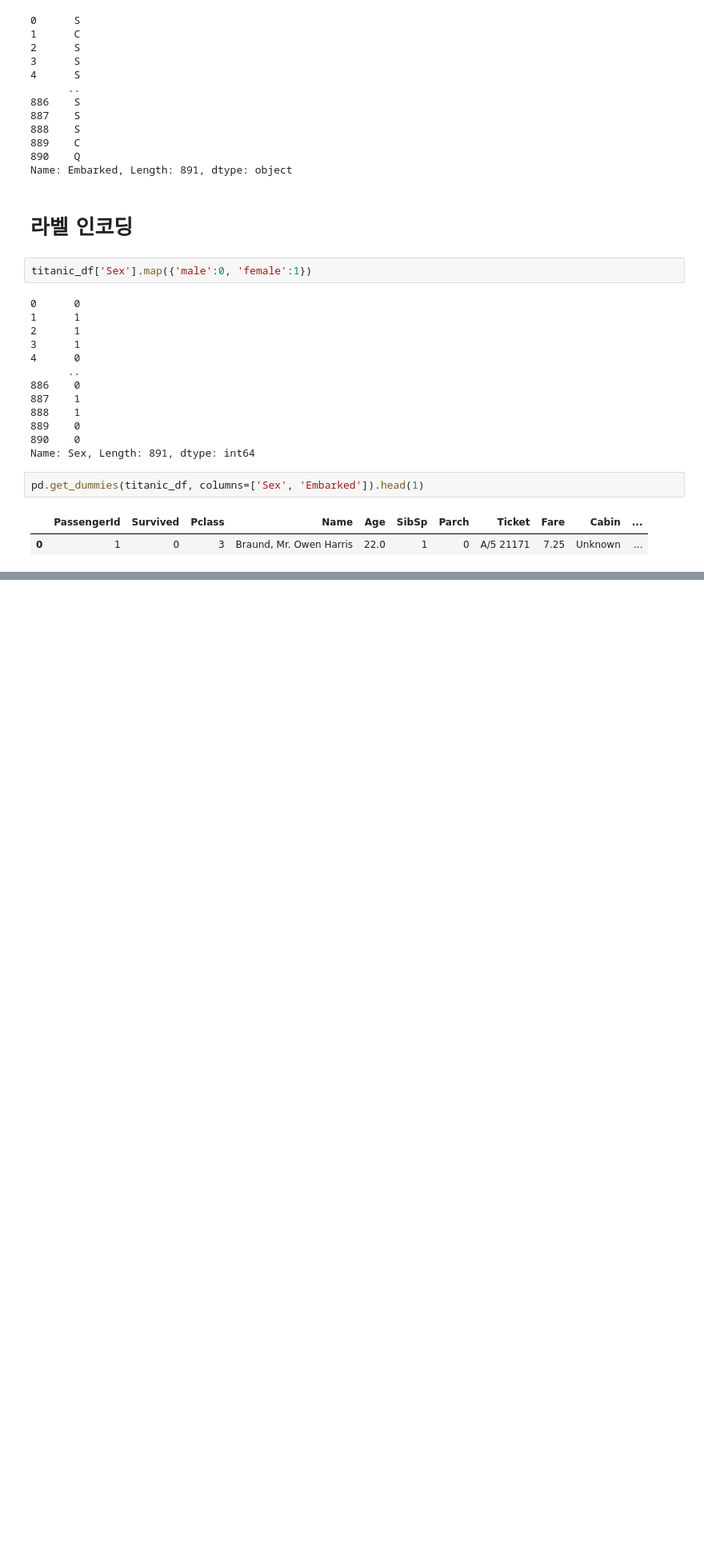
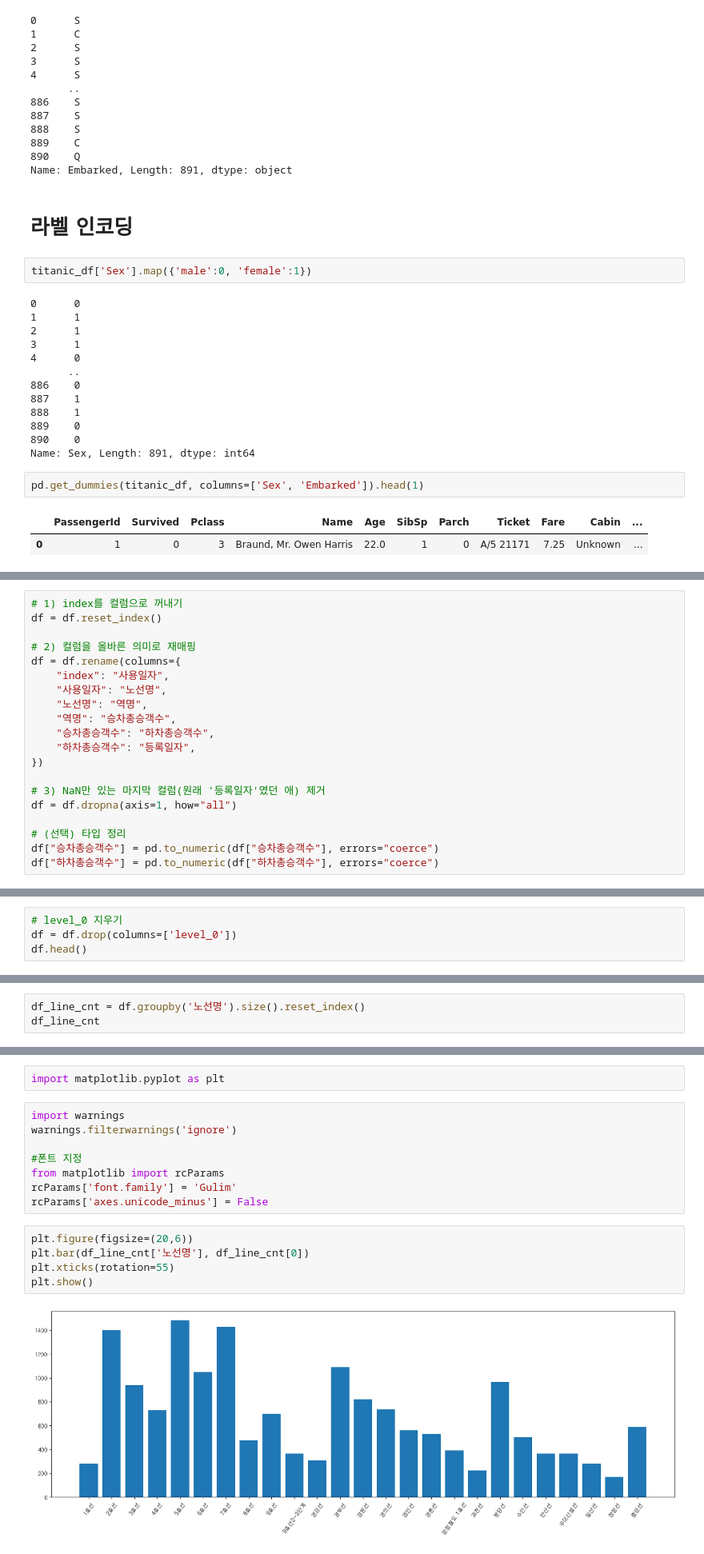
Before and after one commit to chanho0215/hipython, a Jupyter notebook: 42.데이터전처리.ipynb, the cells around one changed output, grey strips where cells are left out. Shown at 80% size. Cells and saved outputs as stored; diff of their text form; blank space fills up the shorter version.

```diff
--- a/42.데이터전처리.ipynb
+++ b/42.데이터전처리.ipynb
@@ -1063,0 +1124,20 @@ pd.get_dummies(titanic_df, columns=['Sex', 'Embarked']).head(1)
+# %%
+# 1) index를 컬럼으로 꺼내기
+df = df.reset_index()
+
+# 2) 컬럼을 올바른 의미로 재매핑
+df = df.rename(columns={
+    "index": "사용일자",
+    "사용일자": "노선명",
+    "노선명": "역명",
+    "역명": "승차총승객수",
+    "승차총승객수": "하차총승객수",
+    "하차총승객수": "등록일자",
+})
+
+# 3) NaN만 있는 마지막 컬럼(원래 '등록일자'였던 애) 제거
+df = df.dropna(axis=1, how="all")
+
+# (선택) 타입 정리
+df["승차총승객수"] = pd.to_numeric(df["승차총승객수"], errors="coerce")
+df["하차총승객수"] = pd.to_numeric(df["하차총승객수"], errors="coerce")
@@ -1063,0 +1153,4 @@ pd.get_dummies(titanic_df, columns=['Sex', 'Embarked']).head(1)
+# %%
+# level_0 지우기
+df = df.drop(columns=['level_0'])
+df.head()
@@ -1063,0 +1204,3 @@ pd.get_dummies(titanic_df, columns=['Sex', 'Embarked']).head(1)
+# %%
+df_line_cnt = df.groupby('노선명').size().reset_index()
+df_line_cnt
@@ -1063,0 +1225,17 @@ pd.get_dummies(titanic_df, columns=['Sex', 'Embarked']).head(1)
+# %%
+import matplotlib.pyplot as plt
+# %%
+import warnings
+warnings.filterwarnings('ignore')
+
+#폰트 지정
+from matplotlib import rcParams
+rcParams['font.family'] = 'Gulim'
+rcParams['axes.unicode_minus'] = False
+# %%
+plt.figure(figsize=(20,6))
+plt.bar(df_line_cnt['노선명'], df_line_cnt[0])
+plt.xticks(rotation=55)
+plt.show()
+# %% [output]
+[figure, added]
```
Also changed, not shown: parts of 44 cells of this notebook.
